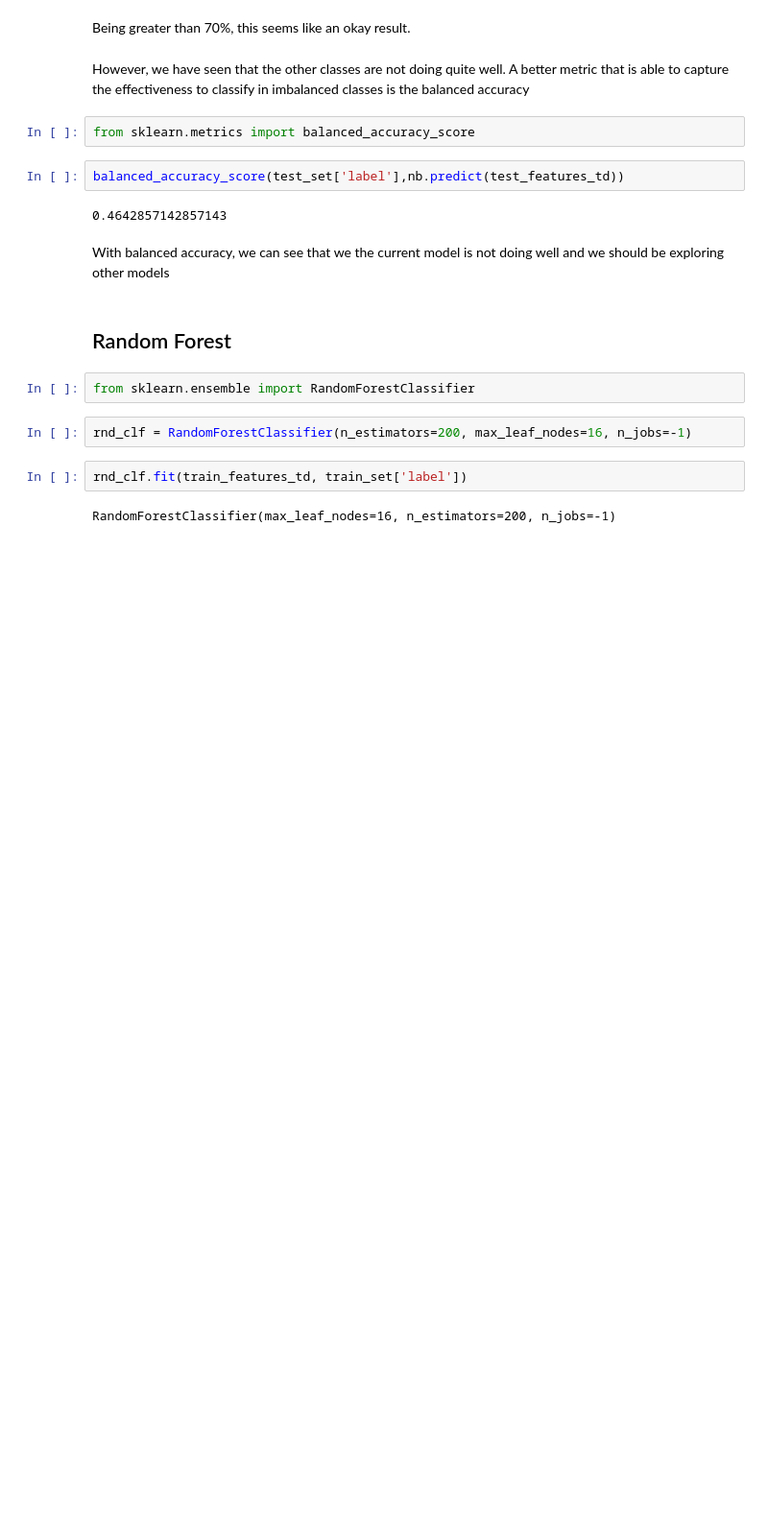
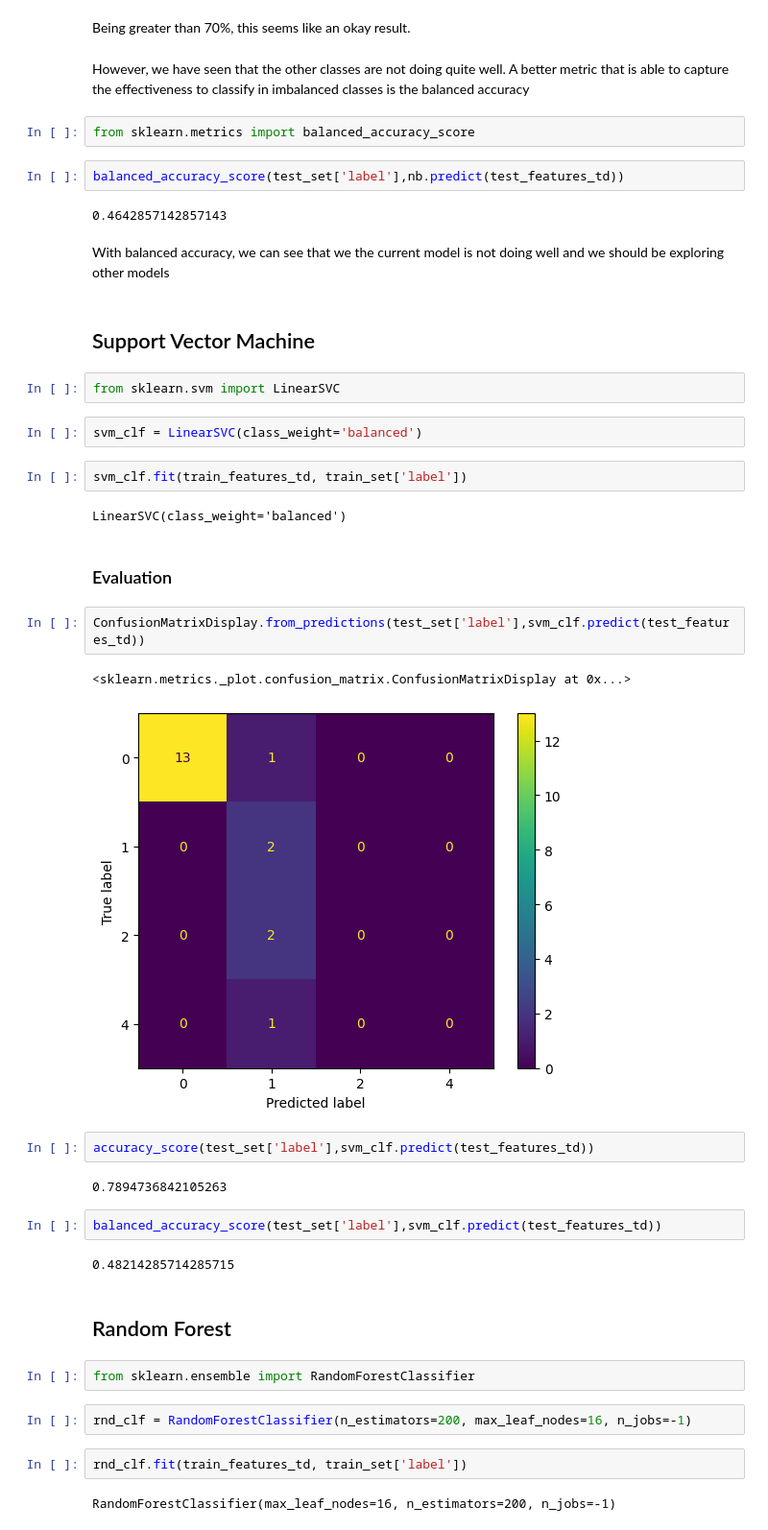
Before and after one commit to sumeetkd/sharedbooks, a Jupyter notebook: Classifications.ipynb, the cells around one changed output. Shown: that part at 96% size. Cells and saved outputs as stored; diff of their text form; blank space fills up the shorter version.

Commit message:
Support Vector Machines

```diff
--- a/Classifications.ipynb
+++ b/Classifications.ipynb
@@ -336,6 +342,31 @@ balanced_accuracy_score(test_set['label'],nb.predict(test_features_td))
 0.4642857142857143
 # %% [markdown]
 With balanced accuracy, we can see that we the current model is not doing well and we should be exploring other models
+# %% [markdown]
+## Support Vector Machine
+# %%
+from sklearn.svm import LinearSVC
+# %%
+svm_clf = LinearSVC(class_weight='balanced')
+# %%
+svm_clf.fit(train_features_td, train_set['label'])
+# %% [output]
+LinearSVC(class_weight='balanced')
+# %% [markdown]
+### Evaluation
+# %%
+ConfusionMatrixDisplay.from_predictions(test_set['label'],svm_clf.predict(test_features_td))
+# %% [output]
+<sklearn.metrics._plot.confusion_matrix.ConfusionMatrixDisplay at 0x...>
+[figure, added]
+# %%
+accuracy_score(test_set['label'],svm_clf.predict(test_features_td))
+# %% [output]
+0.7894736842105263
+# %%
+balanced_accuracy_score(test_set['label'],svm_clf.predict(test_features_td))
+# %% [output]
+0.48214285714285715
 # %% [markdown]
 ## Random Forest
 # %%
```
Also changed, not shown: parts of 10 cells of this notebook.
